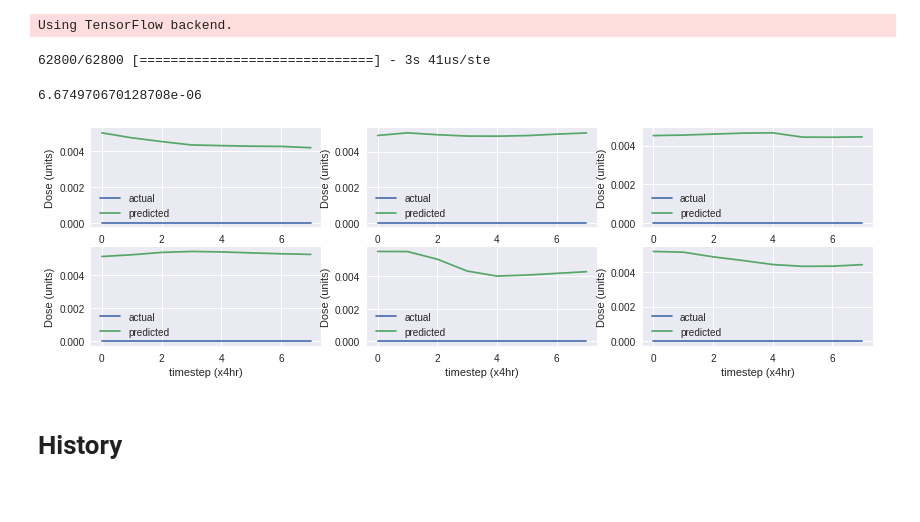
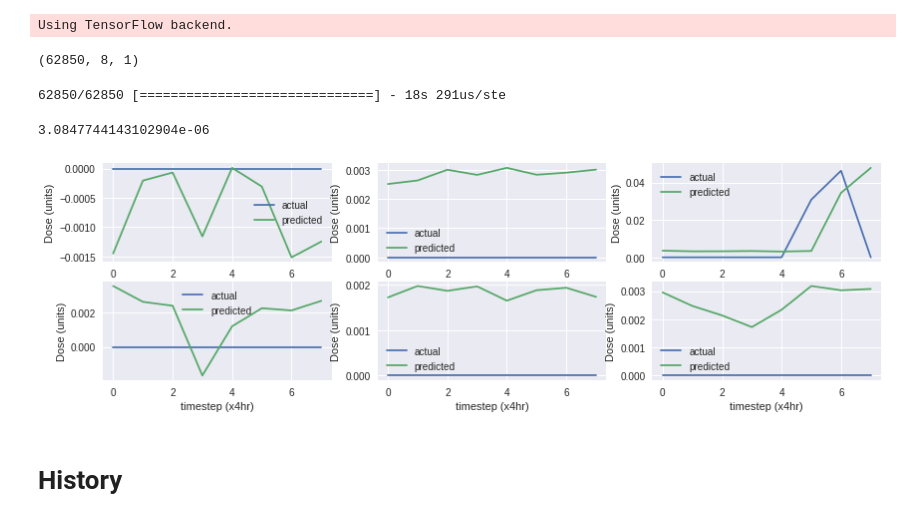
Before and after one commit to Ian-Mint/treatment_recommender, a Jupyter notebook: evaluate_model.ipynb, the cells around one changed output. Cells and saved outputs as stored; diff of their text form; code cells hidden in the pictures.

```diff
--- a/evaluate_model.ipynb
+++ b/evaluate_model.ipynb
@@ -4,7 +4,7 @@ import numpy as np
 # %% [output]
 Using TensorFlow backend.
 # %%
-model_path = 'models/batch100-epochs200-lstm4x16.model'
+model_path = 'models/model.hdf5'
 model = keras.models.load_model(model_path)
 batch_size = model.layers[1].input_shape[0]
 lookback = model.layers[1].input_shape[1]
@@ -13,10 +12,14 @@ lookback = model.layers[1].input_shape[1]
 from data_loader import Data
 data = Data(lookback=lookback, batch_size=batch_size)
+# %%
+data.test.vasopressin.shape
+# %% [output]
+(62850, 8, 1)
 # %%
-model.evaluate(x=data.test.features, y=data.test.vasopressin)
+model.evaluate(x=data.test.features, y=data.test.vasopressin, batch_size=batch_size)
 # %% [output]
-62800/62800 [==============================] - 3s 41us/ste
+62850/62850 [==============================] - 18s 291us/ste
-6.674970670128708e-06
+3.0847744143102904e-06
 # %%
 preds = model.predict(data.test.features[:100], batch_size=batch_size)
 # %%
@@ -34,20 +37,20 @@ plt.style.use([{
 # %%
 f, ax = plt.subplots(2, 3, figsize=(14, 4))
 
-for n, i in enumerate(range(18,24)):
+for n, i in enumerate(range(12,18)):
     d = data.test.vasopressin[i]
     x = range(len(d))
     ax = plt.subplot(2, 3, n + 1)
     ax.plot(d, label='actual')
     ax.plot(preds[i][:len(d)], label='predicted')
     ax.set_xlabel('timestep (x4hr)')
     ax.set_ylabel('Dose (units)')
     # plt.xlim([0, np.array(np.where(d==-1)).min() -6])
     ax.legend()
 
 f.savefig('figures/predicted_vasopressin.png', dpi=200, )
 # %% [output]
-[figure, old version]
+[figure, new version]
 # %% [markdown]
 # History
 # %%
```
Also changed, not shown: parts of 1 cell of this notebook, 4 other files.
